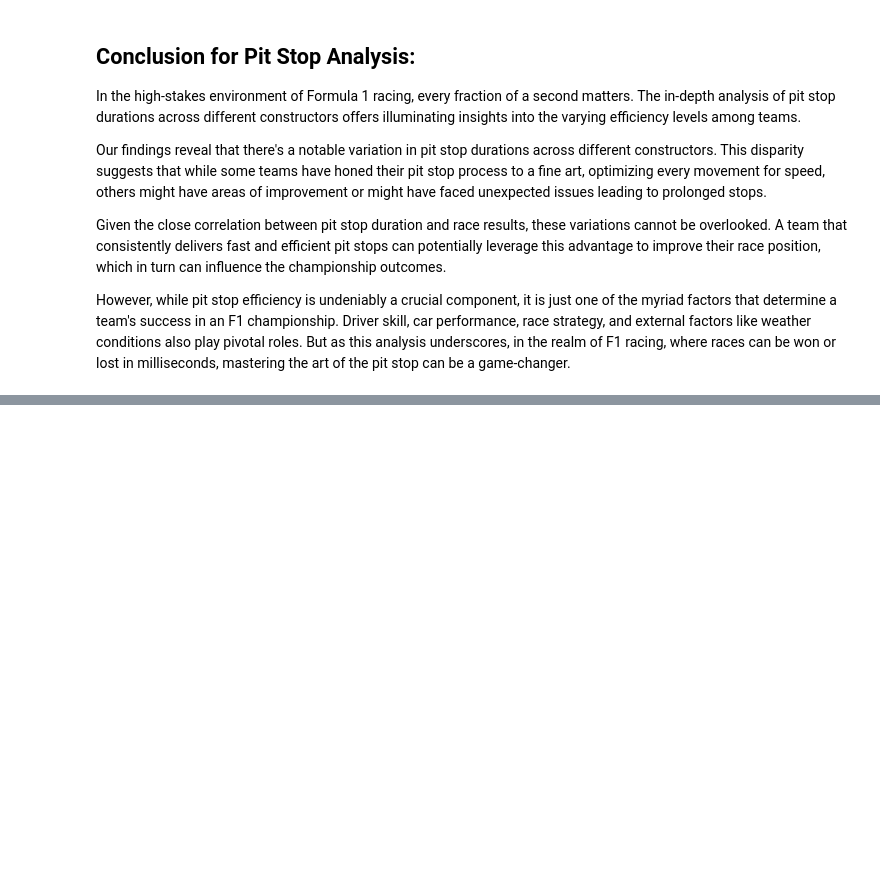
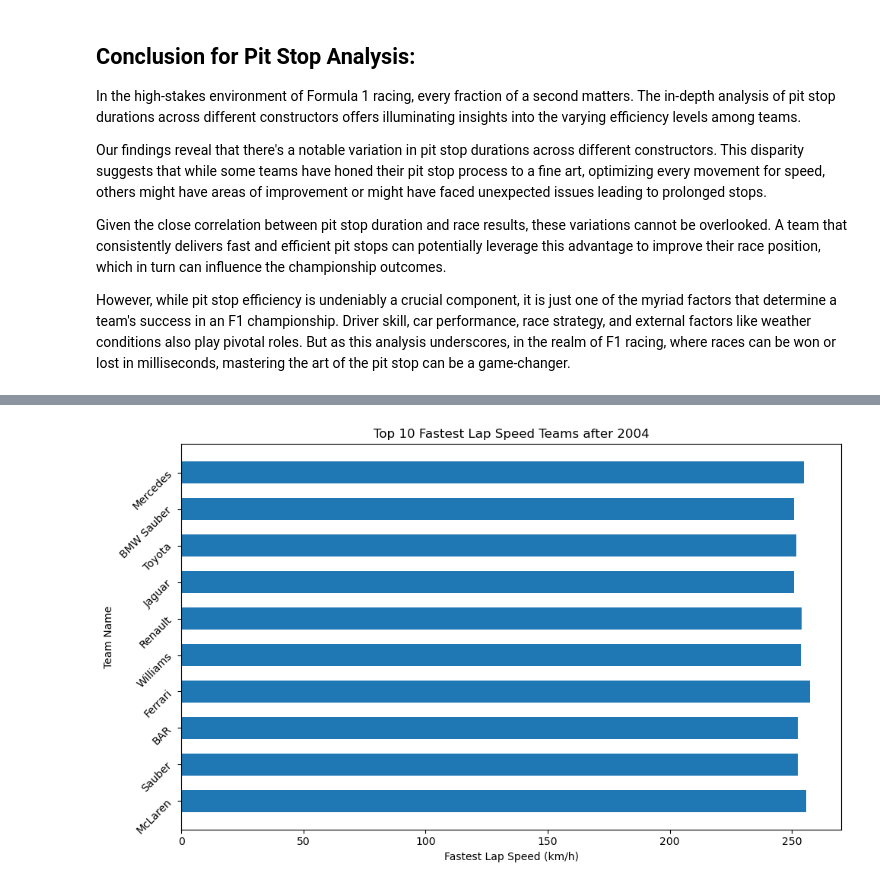
Before and after one commit to YargKlnc/Project1-Formula1, a Jupyter notebook: project.ipynb, the cells around one changed output, grey strips where cells are left out. Drawn from its saved outputs; the diff is of its cells as text; code cells hidden in the pictures; blank space fills up the shorter version.

```diff
--- a/project.ipynb
+++ b/project.ipynb
@@ -569,10 +982,9 @@ new_constructors_df.head()
 # %%
-#Merging mega2_merged_df, new_constructors_df on circuitId and ontaining final merged data
-final_merged_df = pd.merge(new_constructors_df, mega2_merged_df, on=['constructorId'], how='outer')
+#Merging final_merged_df, drivers_standings_df on circuitId and ontaining final merged data
+final_merged_df = pd.merge(final2_merged_df, drivers_standings_df, on=['raceId', 'driverId'], how='outer')
 final_merged_df = final_merged_df.sort_values('year', ascending=True)
 final_merged_df = final_merged_df[['raceId', 'year', 'country', 'location', 'Circuit Name', 'Team Name', 'driverId',
-                                   'driver name','laps', 'time', 'milliseconds', 'position', 'fastestLap', 'fastestLapTime',
-                                   'fastestLapSpeed', 'constructorId', 'lat', 'lng']]
+                                     'driver name', 'position', 'wins', 'fastestLapSpeed']]
 final_merged_df.drop_duplicates(inplace = True)
 final_merged_df = final_merged_df.dropna()
 final_merged_df = final_merged_df.reset_index(drop=True)
@@ -596,10 +1044,4 @@ print(slowest_laptime)
-# %%
-# Setting 'year' as index and checking Top 3 fastest lap times
-year_index_laptime_df = final_merged_df.set_index('year')
-year_index_laptime_df = year_index_laptime_df.sort_values(('fastestLapTime'), ascending=True)
-year_index_laptime_df.head(3)
-# %%
-# Set the 'year' as our index and checking Top 3 fastest lap speeds
-year_index_speed_df = final_merged_df.set_index('year')
-year_index_speed_df = year_index_speed_df.sort_values(('fastestLapSpeed'), ascending=False)
-year_index_speed_df.head(5)
+# %%
+# #obtaining fastest speeds over average after 2004
+final_merged_top_30_df = final_merged_df.loc[(final_merged_df["fastestLapSpeed"] >= 250.927),:]
+final_merged_top_30_df.head()
@@ -605,0 +1055,14 @@ year_index_speed_df.head(5)
+# %%
+# Create a bar chart for top 3 teams with fastest lap speeds from 2004
+plt.figure(figsize=(10, 6))
+plt.barh(final_merged_top_30_df['Team Name'], final_merged_top_30_df['fastestLapSpeed'], height=0.6)
+plt.xlabel('Fastest Lap Speed (km/h)')
+plt.ylabel('Team Name')
+plt.title('Top 10 Fastest Lap Speed Teams after 2004')
+plt.yticks(rotation=45)
+plt.tight_layout()
+
+# Show the chart
+plt.show()
+# %% [output]
+[figure, added]
```
Also changed, not shown: parts of 56 cells of this notebook.
